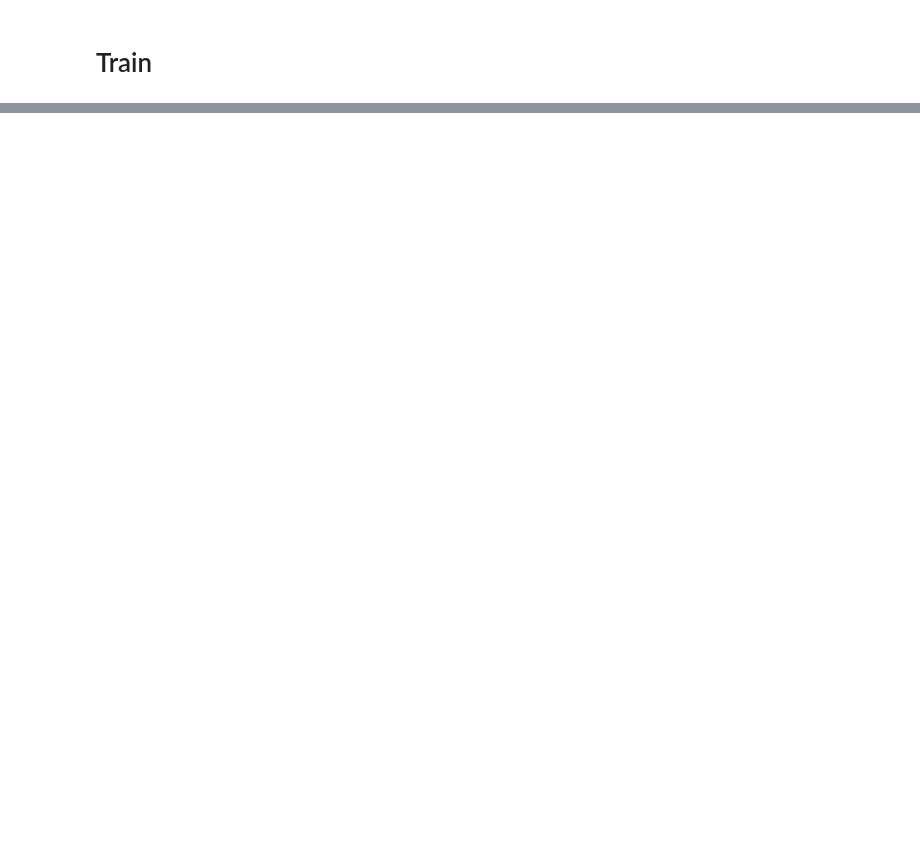
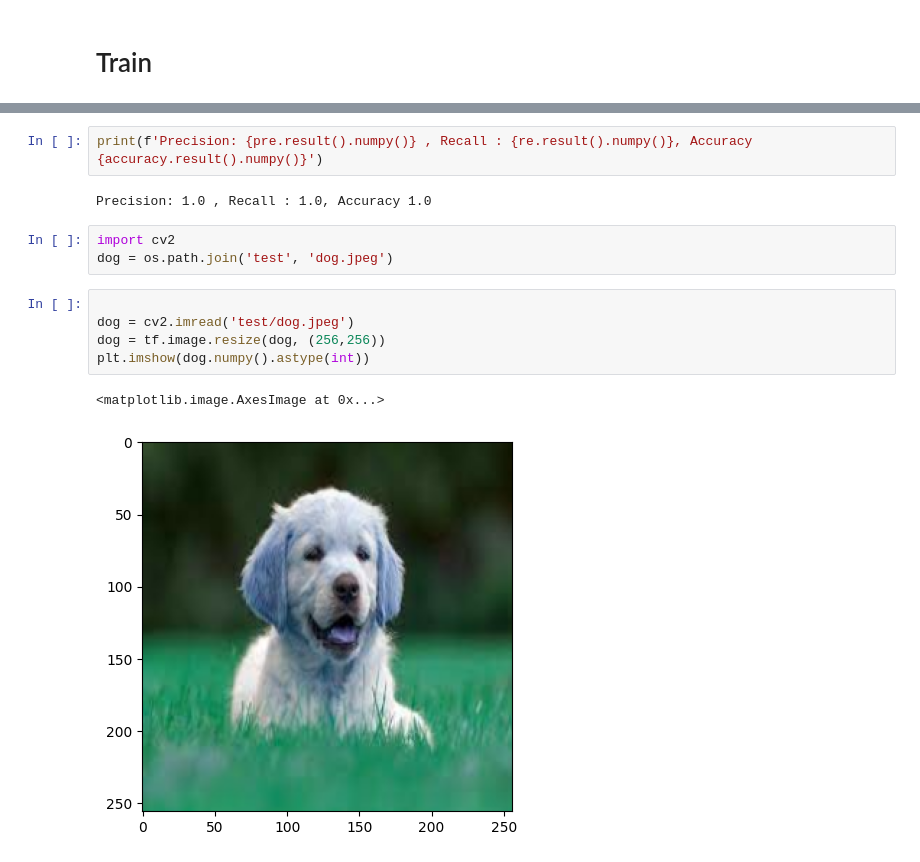
Before and after one commit to bpung05/cat_dog_classifier, a Jupyter notebook: opencv_classifier.ipynb, the cells around one changed output, grey strips where cells are left out. Drawn from its saved outputs; the diff is of its cells as text; blank space fills up the shorter version.

```diff
--- a/opencv_classifier.ipynb
+++ b/opencv_classifier.ipynb
@@ -183,0 +270,15 @@ AttributeError: module 'tensorflow.keras.callbacks' has no attribute 'TenorBoard
+# %%
+print(f'Precision: {pre.result().numpy()} , Recall : {re.result().numpy()}, Accuracy {accuracy.result().numpy()}')
+# %% [output]
+Precision: 1.0 , Recall : 1.0, Accuracy 1.0
+# %%
+import cv2
+dog = os.path.join('test', 'dog.jpeg')
+# %%
+
+dog = cv2.imread('test/dog.jpeg')
+dog = tf.image.resize(dog, (256,256))
+plt.imshow(dog.numpy().astype(int))
+# %% [output]
+<matplotlib.image.AxesImage at 0x...>
+[figure, added]
```
Also changed, not shown: parts of 26 cells of this notebook, 9 other files.
